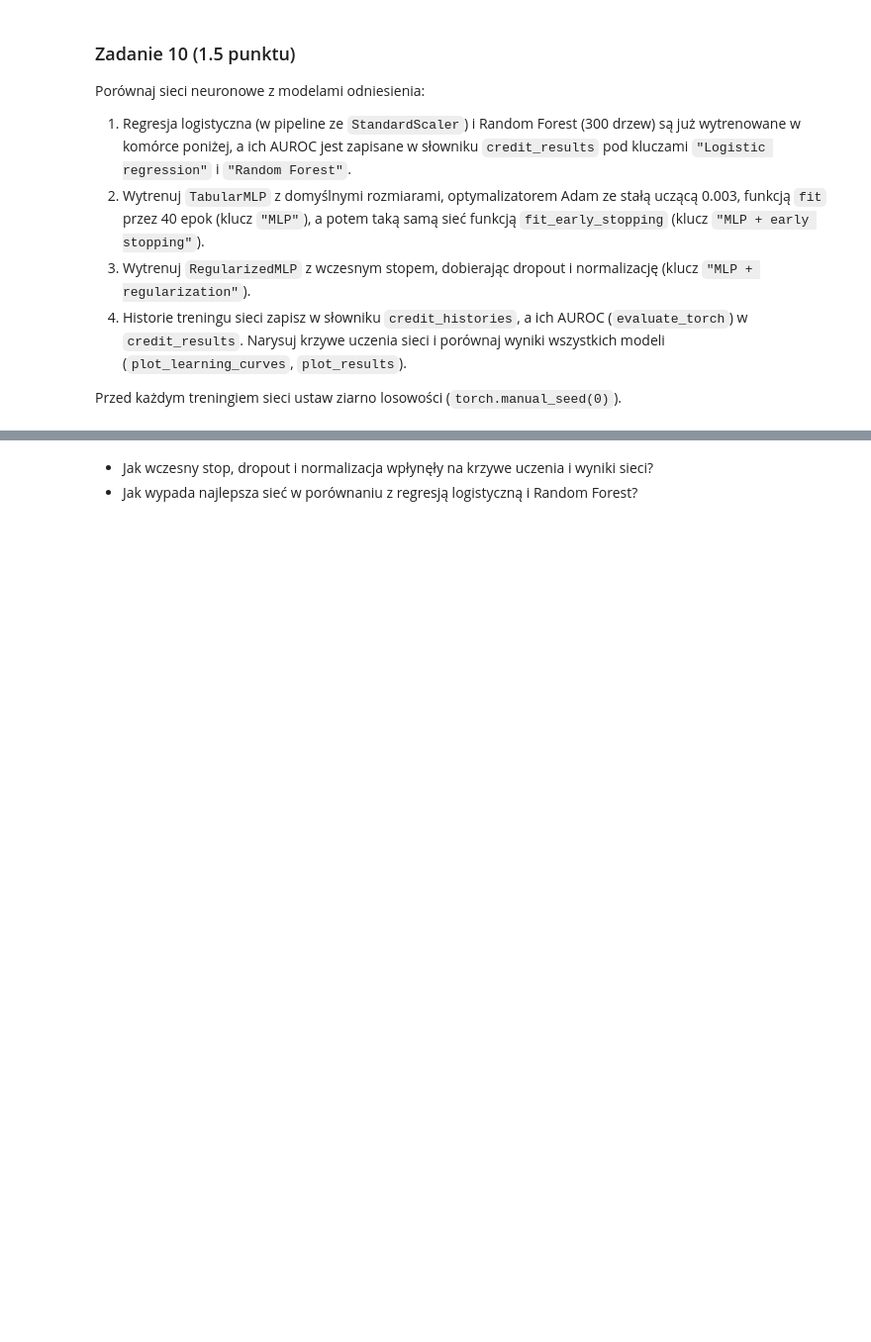
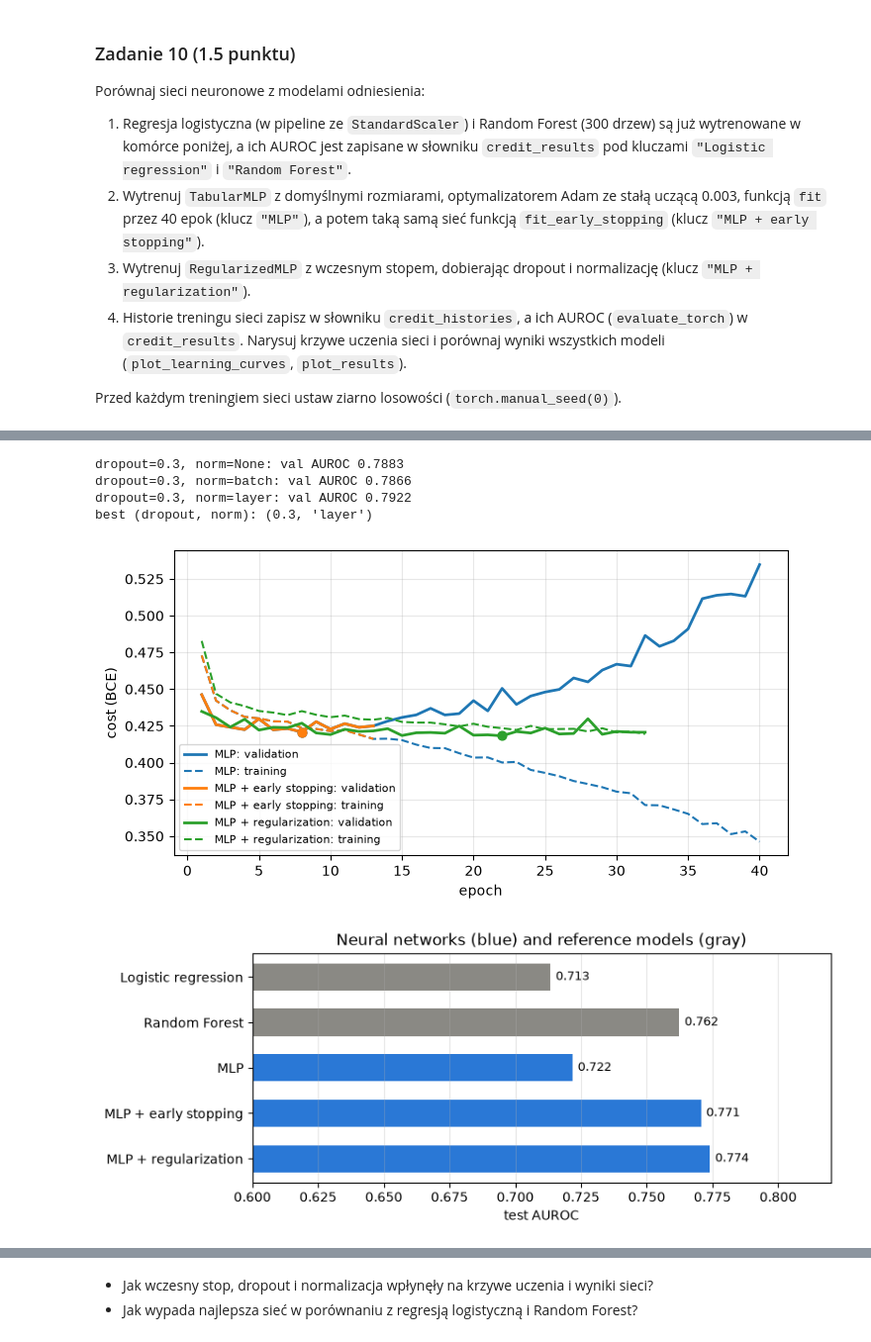
Before and after one commit to xxdagi/Podstawy-Sztucznej-Inteligencji, a Jupyter notebook: lab3/lab_3.ipynb, the cells around one changed output, grey strips where cells are left out. Shown at 99% size. Cells and saved outputs as stored; diff of their text form; code cells hidden in the pictures; blank space fills up the shorter version.

```diff
--- a/lab3/lab_3.ipynb
+++ b/lab3/lab_3.ipynb
@@ -918,11 +958,16 @@ Sieć trenujemy funkcją `train_torch`, ale z optymalizatorem `optim.Adam`.
 class MoonMLP(nn.Module):
     def __init__(self, hidden_size: int = 3) -> None:
         super().__init__()
-        self.layers = ...
+        self.layers = nn.Sequential(
+            nn.Linear(2, hidden_size),
+            nn.Tanh(),
+            nn.Linear(hidden_size, 1),
+            nn.Sigmoid()
+        )
 
     def forward(self, X: torch.Tensor) -> torch.Tensor:
         # X: (N, 2) -> probabilities of class 1, shape (N, 1)
-        ...
+        return  self.layers(X)
 # %%
 # the network's cost is not convex - the result depends on the random start
 torch.manual_seed(0)
@@ -1713,3 +1866,13 @@ Przygotuj dane do treningu sieci:
+# %%
+# your_code
+Xc_train, Xc_test, yc_train, yc_test = train_test_split(df_credit, y_credit, test_size=0.2, stratify=y_credit, random_state=0)
+Xc_train, Xc_val, yc_train, yc_val = train_test_split(Xc_train, yc_train, test_size=0.2, stratify=yc_train, random_state=0)
+
+Xc_train_t, yc_train_t = to_tensors(Xc_train, yc_train)
+Xc_val_t, yc_val_t = to_tensors(Xc_val, yc_val)
+Xc_test_t, yc_test_t = to_tensors(Xc_test, yc_test)
+
+credit_loader = DataLoader(TabularDataset(Xc_train_t, yc_train_t), batch_size=256, shuffle=True)
 # %%
 assert len(Xc_train) == len(yc_train) == 19177
 assert len(Xc_val) == len(yc_val) == 4795
@@ -1753,3 +1920,56 @@ pd.DataFrame(credit_results).T.round(3)
+# %%
+# your_code
+
+credit_histories = {}
+credit_splits_t = (Xc_train_t, Xc_val_t, Xc_test_t, yc_train, yc_val, yc_test)
+n_features_credit = Xc_train_t.shape[1]
+
+torch.manual_seed(0)
+
+mlp_credit = TabularMLP(n_features_credit)
+optimizer = optim.Adam(mlp_credit.parameters(), lr=3e-3)
+credit_histories["MLP"] = fit(mlp_credit, optimizer, credit_loader, Xc_val_t, yc_val_t, epochs=40)
+credit_results["MLP"] = evaluate_torch(mlp_credit, *credit_splits_t)
+
+# MLP + early stopping
+torch.manual_seed(0)
+
+mlp_credit_early = TabularMLP(n_features_credit)
+optimizer = optim.Adam(mlp_credit_early.parameters(), lr=3e-3)
+credit_histories["MLP + early stopping"] = fit_early_stopping(mlp_credit_early, optimizer, credit_loader, Xc_val_t, yc_val_t)
+credit_results["MLP + early stopping"] = evaluate_torch(mlp_credit_early, *credit_splits_t)
+
+# MLP + regularization - dropout and normalization chosen by validation AUROC
+best_val_auroc = 0.0
+for dropout in [0.3]:
+    for norm in [None, "batch", "layer"]:
+        torch.manual_seed(0)
+
+        mlp_reg = RegularizedMLP(n_features_credit, dropout=dropout, norm=norm)
+        optimizer = optim.Adam(mlp_reg.parameters(), lr=3e-3)
+        history = fit_early_stopping(mlp_reg, optimizer, credit_loader, Xc_val_t, yc_val_t, patience=10)
+        scores = evaluate_torch(mlp_reg, *credit_splits_t)
+
+        print(f"dropout={dropout}, norm={norm}: val AUROC {scores['val_auroc']:.4f}")
+
+        if scores["val_auroc"] > best_val_auroc:
+
+            best_val_auroc = scores["val_auroc"]
+            best_config = (dropout, norm)
+            credit_histories["MLP + regularization"] = history
+            credit_results["MLP + regularization"] = scores
+
+print("best (dropout, norm):", best_config)
+
+plot_learning_curves(credit_histories, list(credit_histories))
+plot_results(credit_results, xlim=(0.6, 0.82))
+# %% [output]
+dropout=0.3, norm=None: val AUROC 0.7883
+dropout=0.3, norm=batch: val AUROC 0.7866
+dropout=0.3, norm=layer: val AUROC 0.7922
+best (dropout, norm): (0.3, 'layer')
+[figure, added]
+[figure, added]
 # %%
 names = ["MLP", "MLP + early stopping", "MLP + regularization"]
 assert set(credit_results) == {"Logistic regression", "Random Forest", *names}
```
Also changed, not shown: parts of 56 cells of this notebook.
